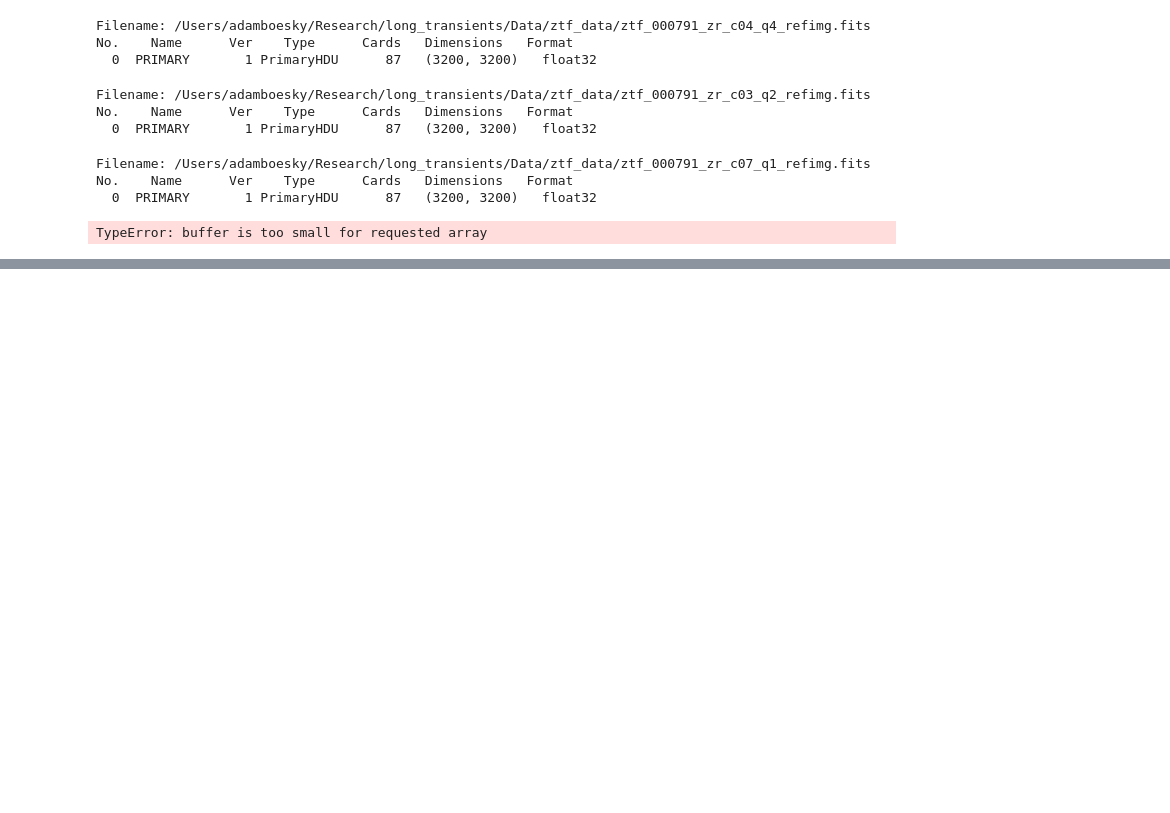
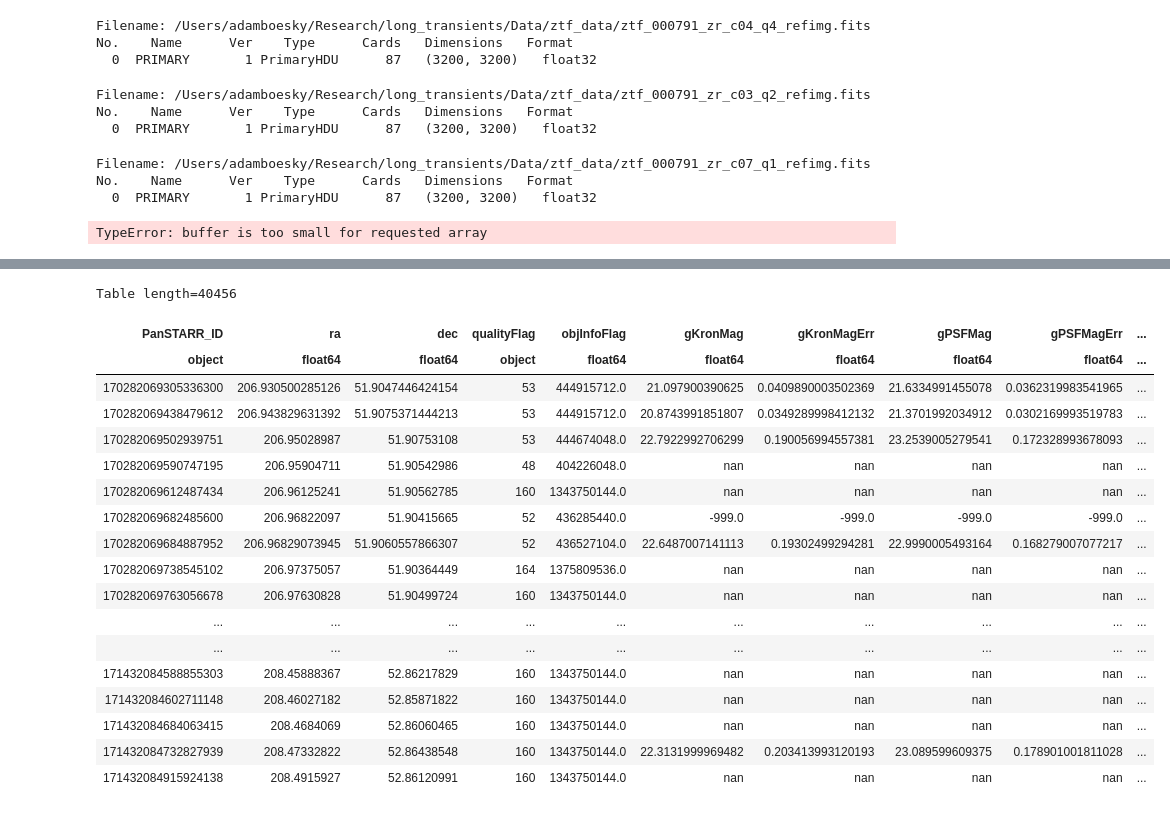
Before and after one commit to Adam-Boesky/long_transients, a Jupyter notebook: Notebooks/testing.ipynb, the cells around one changed output, grey strips where cells are left out. Drawn from its saved outputs; the diff is of its cells as text; code cells hidden in the pictures; blank space fills up the shorter version.

```diff
--- a/Notebooks/testing.ipynb
+++ b/Notebooks/testing.ipynb
@@ -517,0 +531,23 @@ TypeError: buffer is too small for requested array
+# %%
+tab = load_ecsv('/Users/adamboesky/Research/long_transients/Data/catalog_results/000791_01_1/PSTARR.ecsv')
+tab
+# %% [output]
+Table length=40456
+| PanSTARR_ID | ra | dec | qualityFlag | objInfoFlag | gKronMag | gKronMagErr | gPSFMag | gPSFMagErr | ... |
+| object | float64 | float64 | object | float64 | float64 | float64 | float64 | float64 | ... |
+| 170282069305336300 | 206.930500285126 | 51.9047446424154 | 53 | 444915712.0 | 21.097900390625 | 0.0409890003502369 | 21.6334991455078 | 0.0362319983541965 | ... |
+| 170282069438479612 | 206.943829631392 | 51.9075371444213 | 53 | 444915712.0 | 20.8743991851807 | 0.0349289998412132 | 21.3701992034912 | 0.0302169993519783 | ... |
+| 170282069502939751 | 206.95028987 | 51.90753108 | 53 | 444674048.0 | 22.7922992706299 | 0.190056994557381 | 23.2539005279541 | 0.172328993678093 | ... |
+| 170282069590747195 | 206.95904711 | 51.90542986 | 48 | 404226048.0 | nan | nan | nan | nan | ... |
+| 170282069612487434 | 206.96125241 | 51.90562785 | 160 | 1343750144.0 | nan | nan | nan | nan | ... |
+| 170282069682485600 | 206.96822097 | 51.90415665 | 52 | 436285440.0 | -999.0 | -999.0 | -999.0 | -999.0 | ... |
+| 170282069684887952 | 206.96829073945 | 51.9060557866307 | 52 | 436527104.0 | 22.6487007141113 | 0.19302499294281 | 22.9990005493164 | 0.168279007077217 | ... |
+| 170282069738545102 | 206.97375057 | 51.90364449 | 164 | 1375809536.0 | nan | nan | nan | nan | ... |
+| 170282069763056678 | 206.97630828 | 51.90499724 | 160 | 1343750144.0 | nan | nan | nan | nan | ... |
+| ... | ... | ... | ... | ... | ... | ... | ... | ... | ... |
+| ... | ... | ... | ... | ... | ... | ... | ... | ... | ... |
+| 171432084588855303 | 208.45888367 | 52.86217829 | 160 | 1343750144.0 | nan | nan | nan | nan | ... |
+| 171432084602711148 | 208.46027182 | 52.85871822 | 160 | 1343750144.0 | nan | nan | nan | nan | ... |
+| 171432084684063415 | 208.4684069 | 52.86060465 | 160 | 1343750144.0 | nan | nan | nan | nan | ... |
+| 171432084732827939 | 208.47332822 | 52.86438548 | 160 | 1343750144.0 | 22.3131999969482 | 0.203413993120193 | 23.089599609375 | 0.178901001811028 | ... |
+| 171432084915924138 | 208.4915927 | 52.86120991 | 160 | 1343750144.0 | nan | nan | nan | nan | ... |
```
Also changed, not shown: parts of 3 cells of this notebook, 11 other files.
